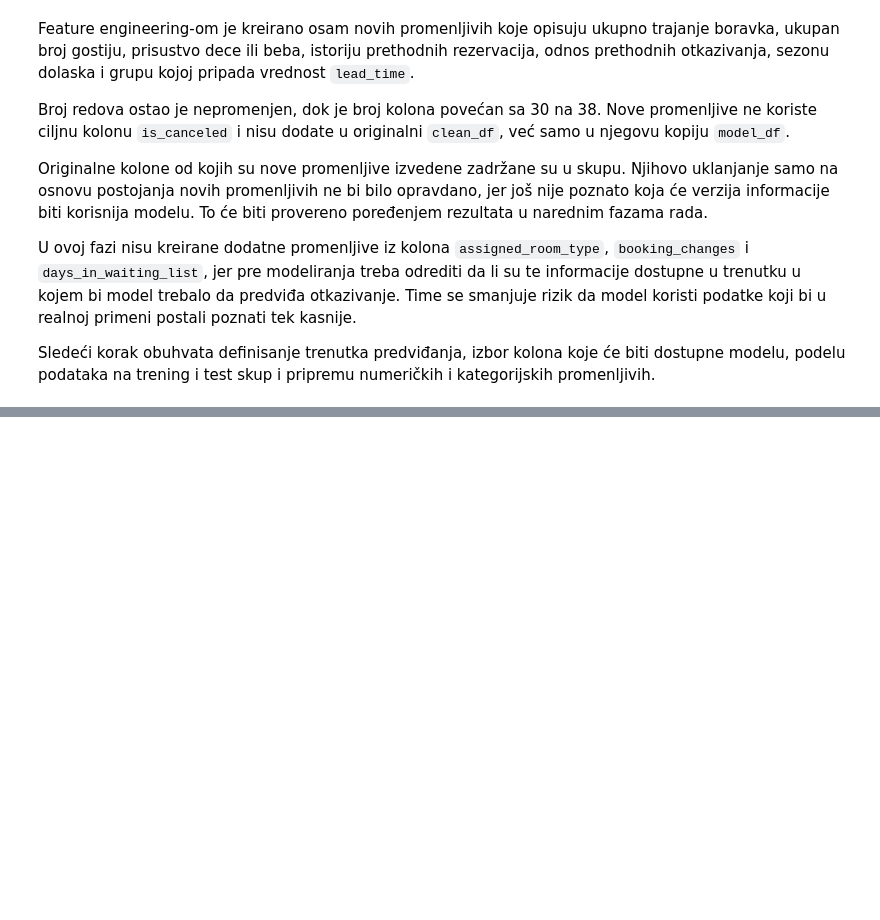
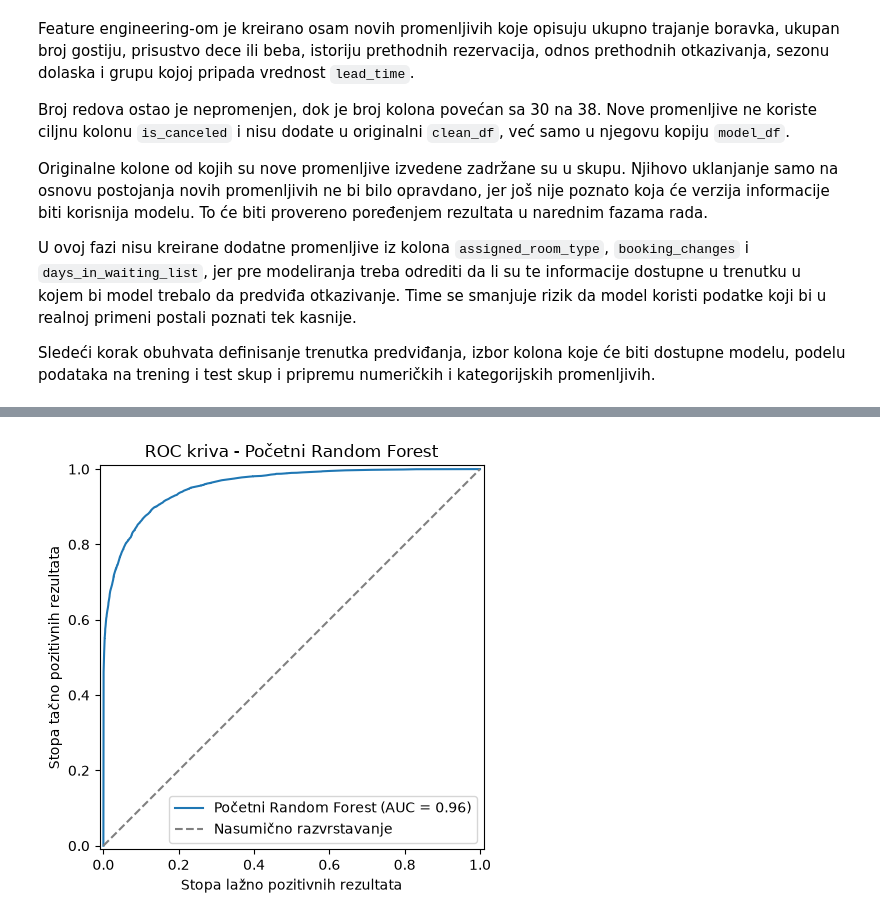
Before and after one commit to angelinalazarevic/Seminarski-UNP---Hotel-Booking, a Jupyter notebook: notebooks/hotel_booking_analysis.ipynb, the cells around one changed output, grey strips where cells are left out. Drawn from its saved outputs; the diff is of its cells as text; code cells hidden in the pictures; blank space fills up the shorter version.

```diff
--- a/notebooks/hotel_booking_analysis.ipynb
+++ b/notebooks/hotel_booking_analysis.ipynb
@@ -2285,0 +3481,24 @@ Sledeći korak obuhvata definisanje trenutka predviđanja, izbor kolona koje će
+# %%
+from sklearn.metrics import RocCurveDisplay
+
+RocCurveDisplay.from_predictions(
+    y_test,
+    y_test_probability,
+    name=selected_model_name
+)
+
+plt.plot(
+    [0, 1],
+    [0, 1],
+    linestyle="--",
+    color="gray",
+    label="Nasumično razvrstavanje"
+)
+plt.title(f"ROC kriva - {selected_model_name}")
+plt.xlabel("Stopa lažno pozitivnih rezultata")
+plt.ylabel("Stopa tačno pozitivnih rezultata")
+plt.legend()
+plt.tight_layout()
+plt.show()
+# %% [output]
+[figure, added]
```
Also changed, not shown: parts of 121 cells of this notebook, 1 other file.
